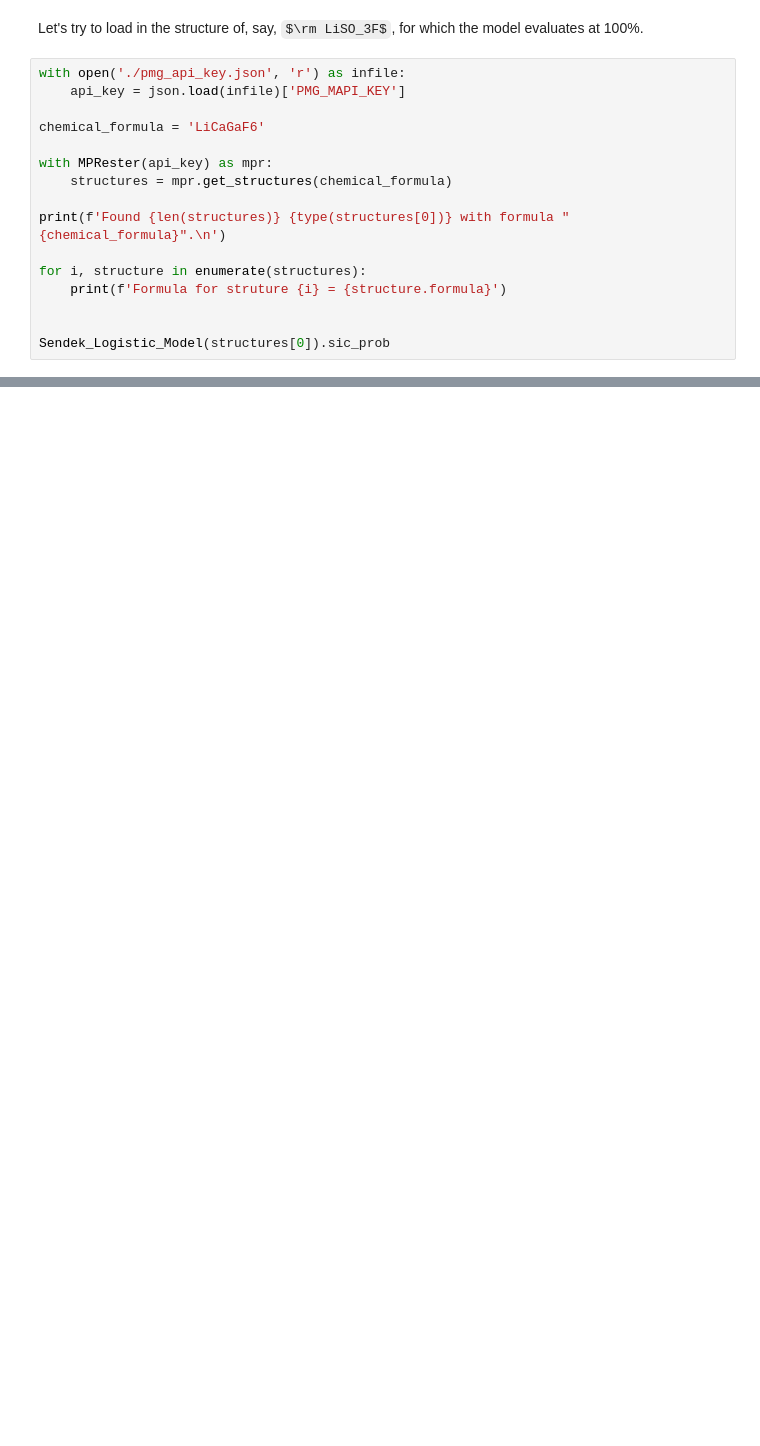
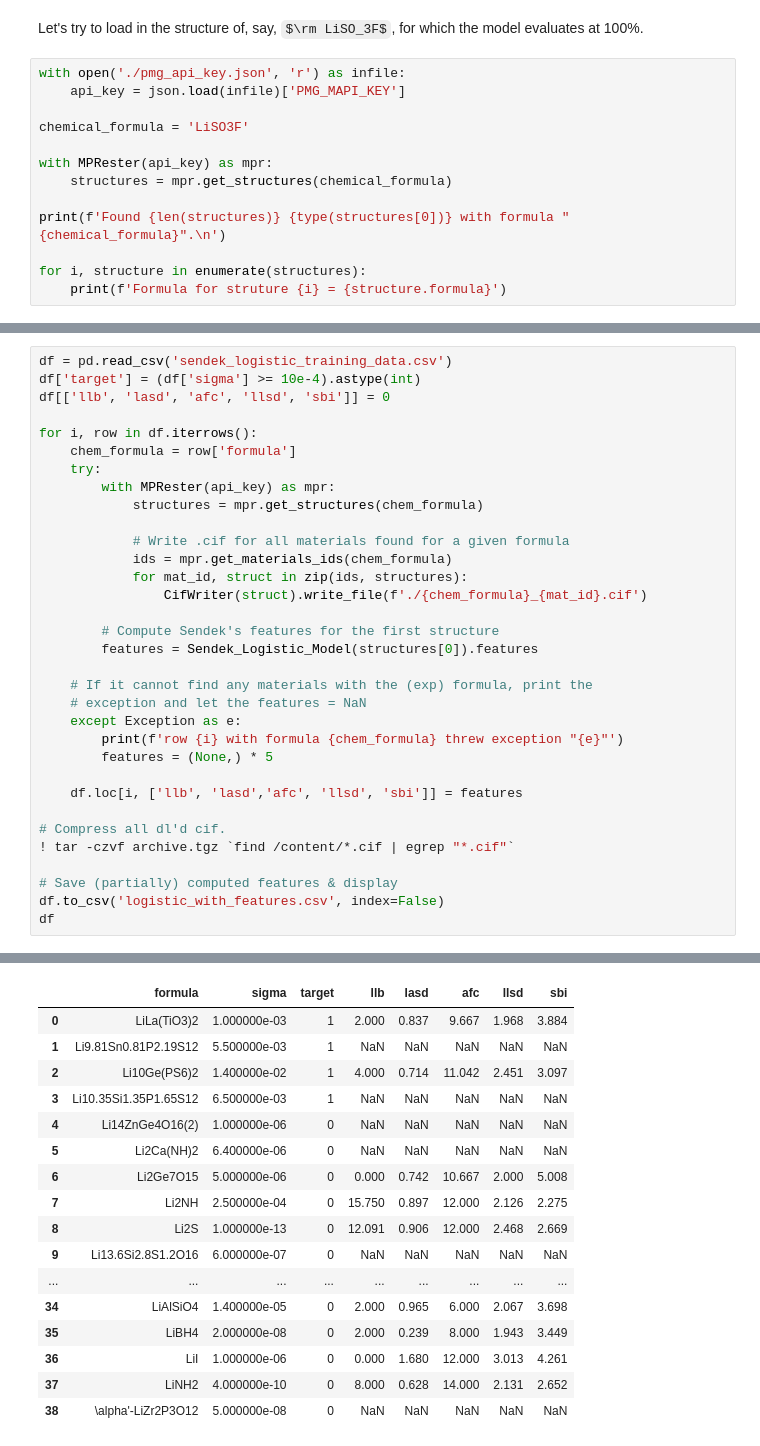
Before and after one commit to michaelmorin1/ml-driven-asic-design, a Jupyter notebook: deng_et_al_2016/Intro_to_Computational_Electrochemistry_and_ASIC_design_with_Pygenmat.ipynb, the cells around one changed output, grey strips where cells are left out. Cells and saved outputs as stored; diff of their text form; some formulas as TeX source; blank space fills up the shorter version.

```diff
--- a/deng_et_al_2016/Intro_to_Computational_Electrochemistry_and_ASIC_design_with_Pygenmat.ipynb
+++ b/deng_et_al_2016/Intro_to_Computational_Electrochemistry_and_ASIC_design_with_Pygenmat.ipynb
@@ -1284,7 +1287,7 @@ Let's try to load in the structure of, say, $\rm LiSO_3F$, for which the model e
 with open('./pmg_api_key.json', 'r') as infile:
     api_key = json.load(infile)['PMG_MAPI_KEY']
 
-chemical_formula = 'LiCaGaF6'
+chemical_formula = 'LiSO3F'
 
 with MPRester(api_key) as mpr:
     structures = mpr.get_structures(chemical_formula)
@@ -1293,7 +1296,4 @@ print(f'Found {len(structures)} {type(structures[0])} with formula "{chemical_fo
 
 for i, structure in enumerate(structures):
     print(f'Formula for struture {i} = {structure.formula}')
-
-
-Sendek_Logistic_Model(structures[0]).sic_prob
 # %% [output]
@@ -1430,0 +1611,34 @@ Sendek_Logistic_Model(structure).sic_prob
+# %%
+df = pd.read_csv('sendek_logistic_training_data.csv')
+df['target'] = (df['sigma'] >= 10e-4).astype(int)
+df[['llb', 'lasd', 'afc', 'llsd', 'sbi']] = 0
+
+for i, row in df.iterrows():
+    chem_formula = row['formula']
+    try:
+        with MPRester(api_key) as mpr:
+            structures = mpr.get_structures(chem_formula)
+
+            # Write .cif for all materials found for a given formula
+            ids = mpr.get_materials_ids(chem_formula)
+            for mat_id, struct in zip(ids, structures):
+                CifWriter(struct).write_file(f'./{chem_formula}_{mat_id}.cif')
+
+        # Compute Sendek's features for the first structure
+        features = Sendek_Logistic_Model(structures[0]).features
+
+    # If it cannot find any materials with the (exp) formula, print the
+    # exception and let the features = NaN
+    except Exception as e:
+        print(f'row {i} with formula {chem_formula} threw exception "{e}"')
+        features = (None,) * 5
+
+    df.loc[i, ['llb', 'lasd','afc', 'llsd', 'sbi']] = features
+
+# Compress all dl'd cif.
+! tar -czvf archive.tgz `find /content/*.cif | egrep "*.cif"`
+
+# Save (partially) computed features & display
+df.to_csv('logistic_with_features.csv', index=False)
+df
+# %% [output]
@@ -1430,0 +1661,17 @@ Sendek_Logistic_Model(structure).sic_prob
+|  | formula | sigma | target | llb | lasd | afc | llsd | sbi |
+| 0 | LiLa(TiO3)2 | 1.000000e-03 | 1 | 2.000 | 0.837 | 9.667 | 1.968 | 3.884 |
+| 1 | Li9.81Sn0.81P2.19S12 | 5.500000e-03 | 1 | NaN | NaN | NaN | NaN | NaN |
+| 2 | Li10Ge(PS6)2 | 1.400000e-02 | 1 | 4.000 | 0.714 | 11.042 | 2.451 | 3.097 |
+| 3 | Li10.35Si1.35P1.65S12 | 6.500000e-03 | 1 | NaN | NaN | NaN | NaN | NaN |
+| 4 | Li14ZnGe4O16(2) | 1.000000e-06 | 0 | NaN | NaN | NaN | NaN | NaN |
+| 5 | Li2Ca(NH)2 | 6.400000e-06 | 0 | NaN | NaN | NaN | NaN | NaN |
+| 6 | Li2Ge7O15 | 5.000000e-06 | 0 | 0.000 | 0.742 | 10.667 | 2.000 | 5.008 |
+| 7 | Li2NH | 2.500000e-04 | 0 | 15.750 | 0.897 | 12.000 | 2.126 | 2.275 |
+| 8 | Li2S | 1.000000e-13 | 0 | 12.091 | 0.906 | 12.000 | 2.468 | 2.669 |
+| 9 | Li13.6Si2.8S1.2O16 | 6.000000e-07 | 0 | NaN | NaN | NaN | NaN | NaN |
+| ... | ... | ... | ... | ... | ... | ... | ... | ... |
+| 34 | LiAlSiO4 | 1.400000e-05 | 0 | 2.000 | 0.965 | 6.000 | 2.067 | 3.698 |
+| 35 | LiBH4 | 2.000000e-08 | 0 | 2.000 | 0.239 | 8.000 | 1.943 | 3.449 |
+| 36 | LiI | 1.000000e-06 | 0 | 0.000 | 1.680 | 12.000 | 3.013 | 4.261 |
+| 37 | LiNH2 | 4.000000e-10 | 0 | 8.000 | 0.628 | 14.000 | 2.131 | 2.652 |
+| 38 | \alpha'-LiZr2P3O12 | 5.000000e-08 | 0 | NaN | NaN | NaN | NaN | NaN |
```
Also changed, not shown: parts of 47 cells of this notebook.
